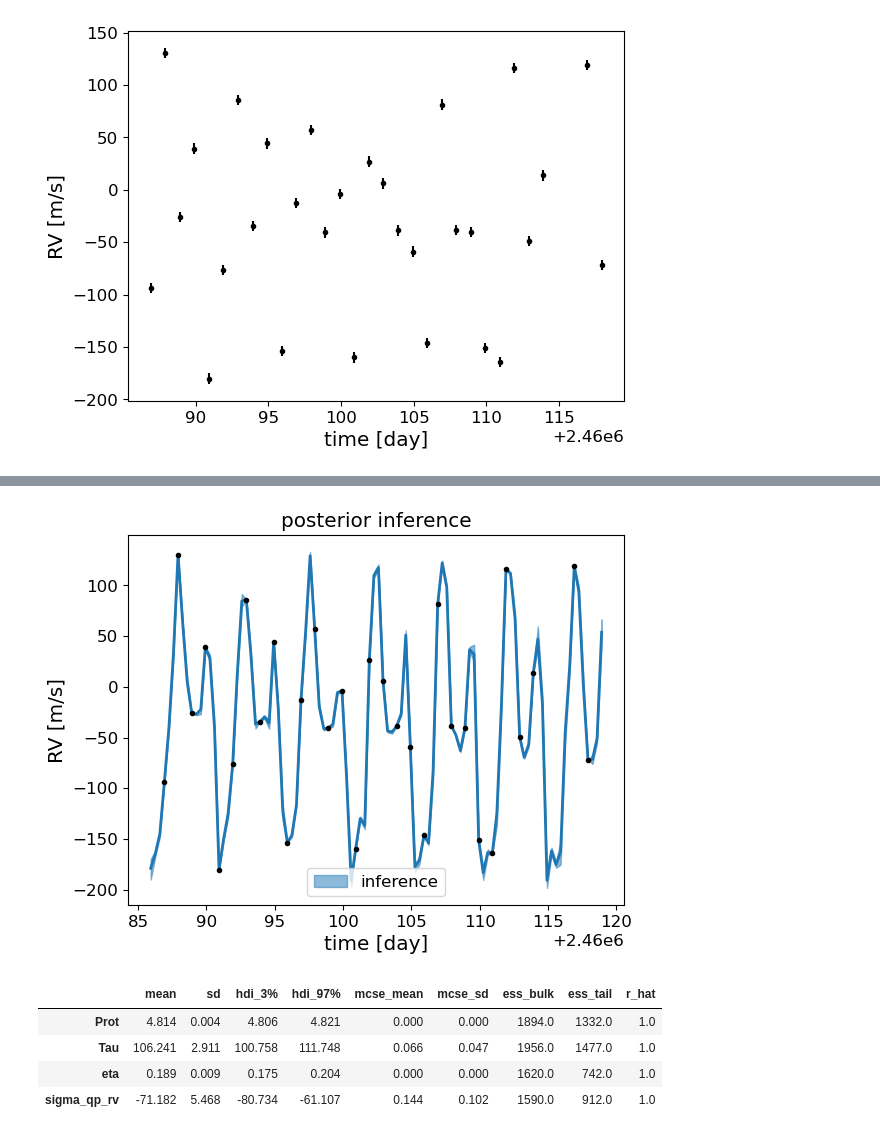
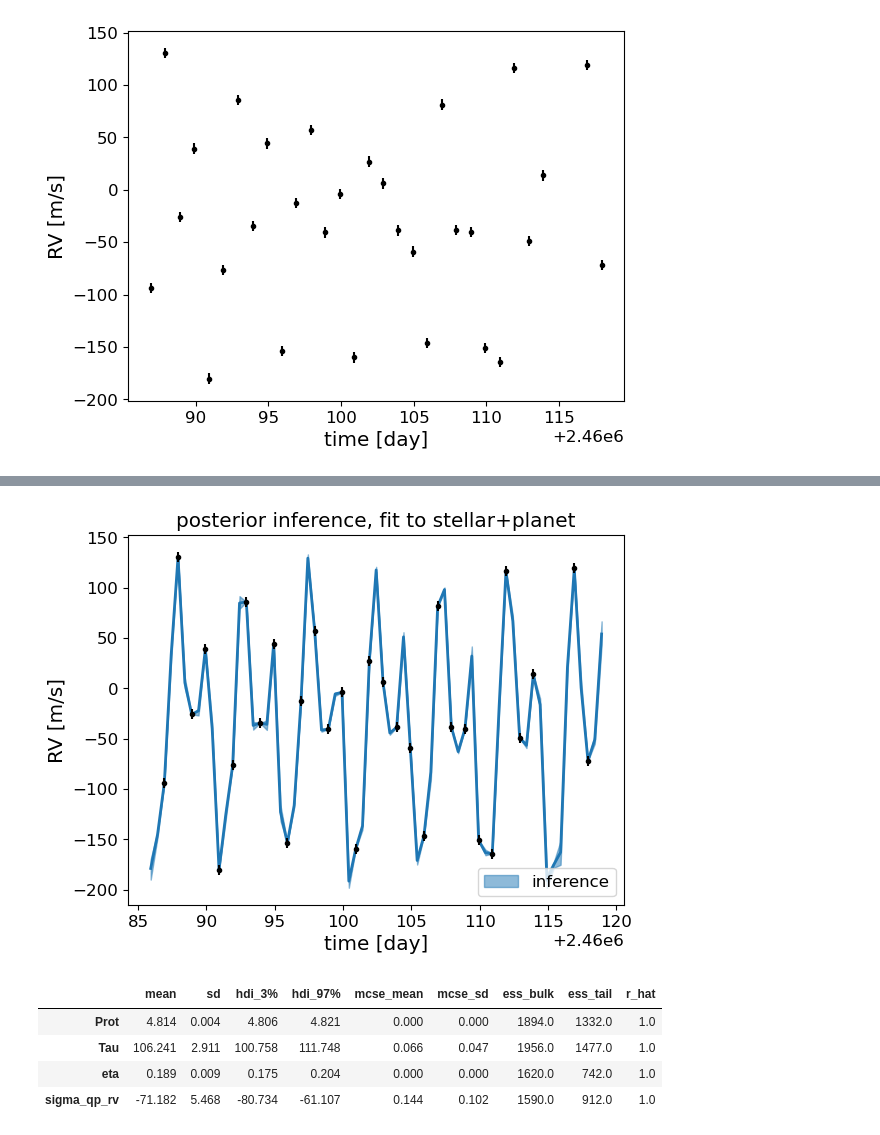
Before and after one commit to exoclam/gaspery, a Jupyter notebook: tutorials/fixed_budget.ipynb, the cells around one changed output, grey strips where cells are left out. Cells and saved outputs as stored; diff of their text form; code cells hidden in the pictures.

```diff
--- a/tutorials/fixed_budget.ipynb
+++ b/tutorials/fixed_budget.ipynb
@@ -445,6 +455,11 @@ plt.show()
 # %%
+start = datetime.datetime.now()
+
 strat = np.array(strategy.on_vs_off(on=1, off=0, twice_flag=False))
-x = np.linspace(strat[0]-1, strat[-1]+1, 100)
+
+# create grid based on strategy such that grid is every day at the same time
+int_grid = int(strat[-1] - strat[0] + 3)
+x = np.linspace(strat[0]-1, strat[-1]+1, int_grid*2 - 1)
 
 """
 gp = GaussianProcess(kernel, strat)
@@ -456,7 +471,10 @@ planet = calculate_fi.model_jax(strat, [theta[0], theta[1], theta[2]])
 observed = sample + planet
 """
 
-mcmc.run(rng_key, strat, sigma_wn_rv, y=observed[0], hyperparams=hyperparams)
+mcmc.run(rng_key, strat, sigma_wn_rv, y=observed[0], hyperparams=hyperparams) # y=observed[0]
 samples = mcmc.get_samples()
 
 preds = samples["pred"].block_until_ready()  # Blocking to get timing right
+
+end = datetime.datetime.now()
+print("time elapsed: ", end-start)
@@ -463,18 +486,20 @@ preds = samples["pred"].block_until_ready()  # Blocking to get timing right
 # %%
 q = np.percentile(preds, [5, 50, 95], axis=0)
 
 plt.fill_between(x, q[0], q[2], color="C0", alpha=0.5, label="inference")
+#plt.fill_between(strat, q[0], q[2], color="C0", alpha=0.5, label="inference")
 plt.plot(x, q[1], color="C0", lw=2)
+#plt.plot(strat, q[1], color="C0", lw=2)
 
 plt.errorbar(strat, observed[0], yerr=sigma_wn_rv, fmt=".k", capsize=0)
 plt.xlabel("time [day]")
 plt.ylabel("RV [m/s]")
 #plt.xlim(0, 10)
 #plt.ylim(-2.5, 2.5)
 plt.legend()
-_ = plt.title("posterior inference")
+_ = plt.title("posterior inference, fit to stellar+planet")
 # %% [output]
-[figure, old version]
+[figure, new version]
 # %%
 data = az.from_numpyro(mcmc)
 az.summary(
```
Also changed, not shown: parts of 19 cells of this notebook.
